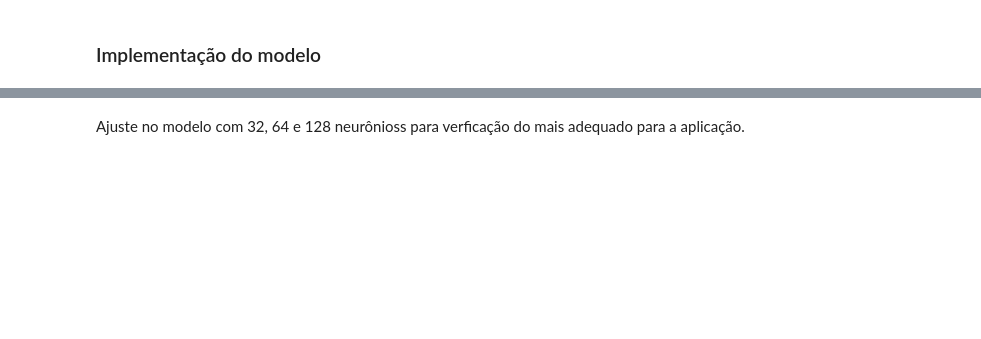
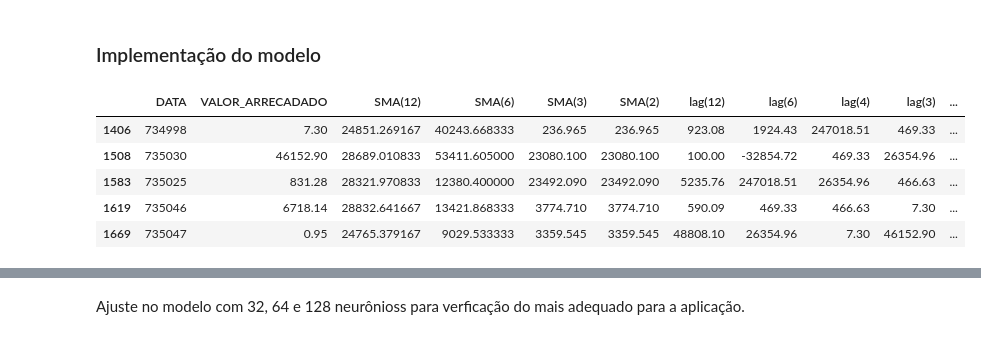
Before and after one commit to AllysonAbreu/dw_contas_publicas_2022, a Jupyter notebook: TCC2/dados/testes_redes_neurais.ipynb, the cells around one changed output, grey strips where cells are left out. Cells and saved outputs as stored; diff of their text form; code cells hidden in the pictures; blank space fills up the shorter version.

```diff
--- a/TCC2/dados/testes_redes_neurais.ipynb
+++ b/TCC2/dados/testes_redes_neurais.ipynb
@@ -115,6 +146,15 @@ df_amostrado['DATA'] = df_amostrado['DATA'].map(dt.datetime.toordinal)
 # %%
 train_size = int(len(df_amostrado) * 0.75)
 train_dataset, test_dataset = df_amostrado.iloc[:train_size], df_amostrado.iloc[train_size:]
+# %%
+train_dataset.head()
+# %% [output]
+|  | DATA | VALOR_ARRECADADO | SMA(12) | SMA(6) | SMA(3) | SMA(2) | lag(12) | lag(6) | lag(4) | lag(3) | ... |
+| 1406 | 734998 | 7.30 | 24851.269167 | 40243.668333 | 236.965 | 236.965 | 923.08 | 1924.43 | 247018.51 | 469.33 | ... |
+| 1508 | 735030 | 46152.90 | 28689.010833 | 53411.605000 | 23080.100 | 23080.100 | 100.00 | -32854.72 | 469.33 | 26354.96 | ... |
+| 1583 | 735025 | 831.28 | 28321.970833 | 12380.400000 | 23492.090 | 23492.090 | 5235.76 | 247018.51 | 26354.96 | 466.63 | ... |
+| 1619 | 735046 | 6718.14 | 28832.641667 | 13421.868333 | 3774.710 | 3774.710 | 590.09 | 469.33 | 466.63 | 7.30 | ... |
+| 1669 | 735047 | 0.95 | 24765.379167 | 9029.533333 | 3359.545 | 3359.545 | 48808.10 | 26354.96 | 7.30 | 46152.90 | ... |
 # %%
 plt.figure(figsize=(20,10))
 plt.plot(train_dataset['VALOR_ARRECADADO'])
```
Also changed, not shown: parts of 25 cells of this notebook, 7 other files.
